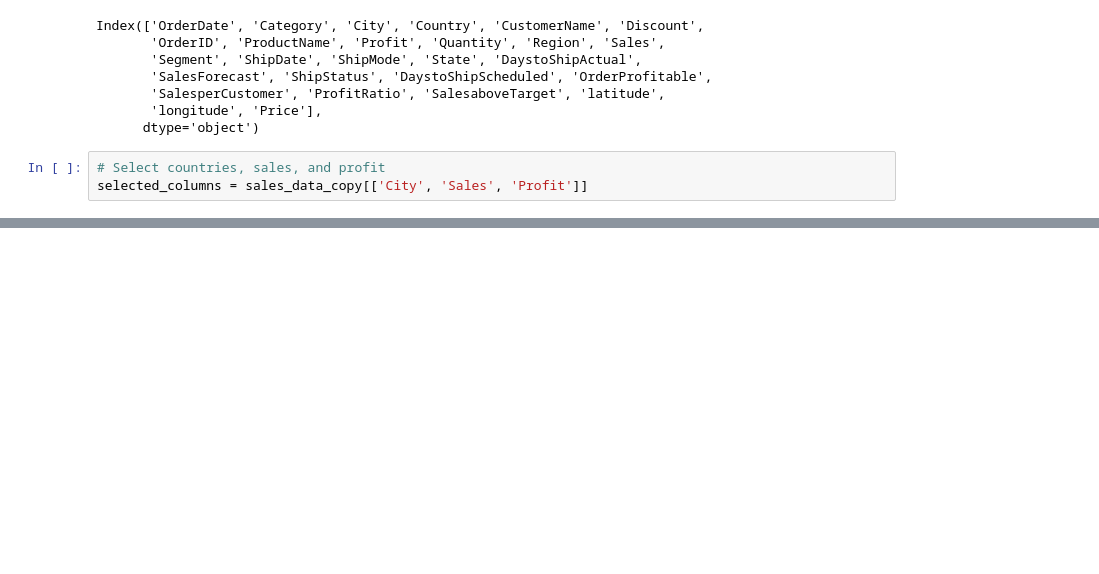
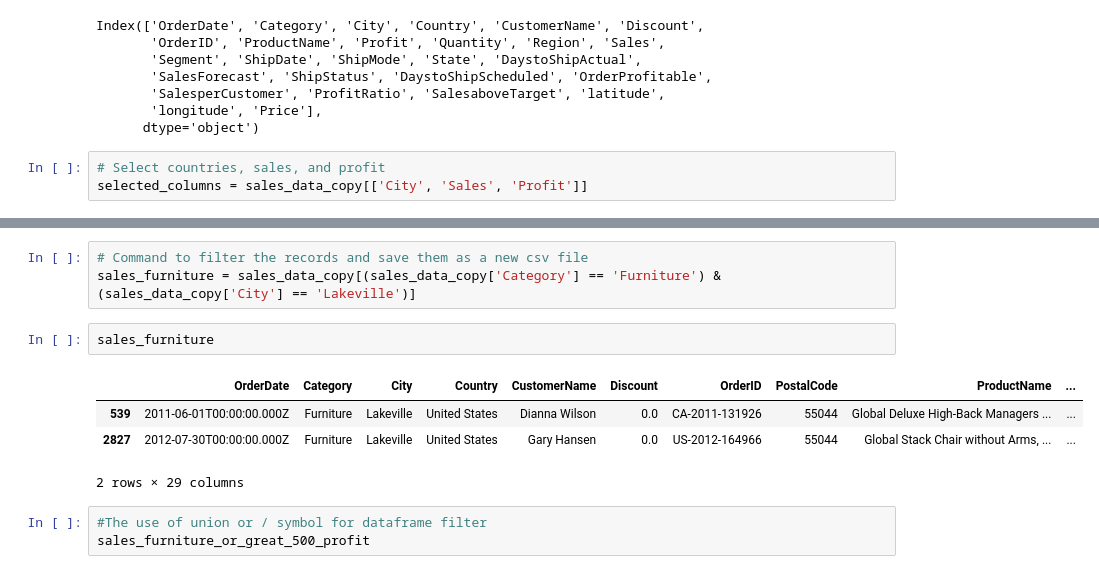
Before and after one commit to AimableHonorable/Data_analysis, a Jupyter notebook: Day1Exercise.ipynb, the cells around one changed output, grey strips where cells are left out. Drawn from its saved outputs; the diff is of its cells as text; blank space fills up the shorter version.

```diff
--- a/Day1Exercise.ipynb
+++ b/Day1Exercise.ipynb
@@ -203,0 +217,13 @@ Name: Sales, dtype: int64
+# %%
+# Command to filter the records and save them as a new csv file
+sales_furniture = sales_data_copy[(sales_data_copy['Category'] == 'Furniture') & (sales_data_copy['City'] == 'Lakeville')]
+# %%
+sales_furniture
+# %% [output]
+|  | OrderDate | Category | City | Country | CustomerName | Discount | OrderID | PostalCode | ProductName | ... |
+| 539 | 2011-06-01T00:00:00.000Z | Furniture | Lakeville | United States | Dianna Wilson | 0.0 | CA-2011-131926 | 55044 | Global Deluxe High-Back Managers ... | ... |
+| 2827 | 2012-07-30T00:00:00.000Z | Furniture | Lakeville | United States | Gary Hansen | 0.0 | US-2012-164966 | 55044 | Global Stack Chair without Arms, ... | ... |
+2 rows × 29 columns
+# %%
+#The use of union or / symbol for dataframe filter
+sales_furniture_or_great_500_profit
```
Also changed, not shown: parts of 4 cells of this notebook, 1 other file.
